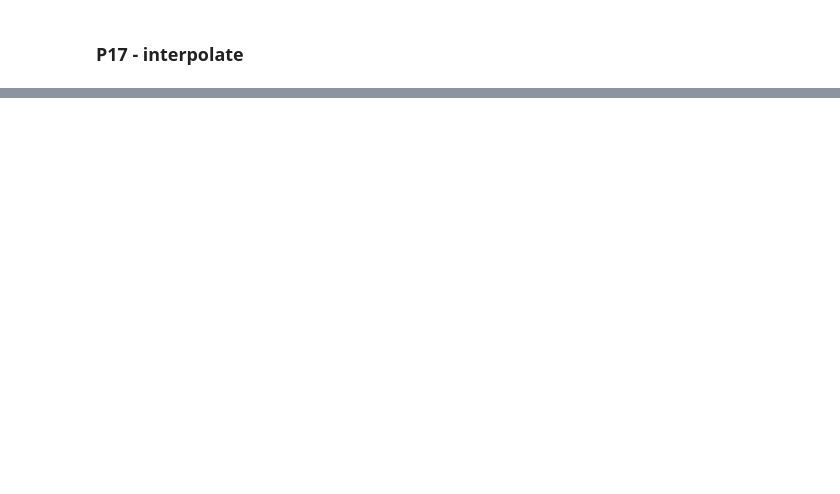
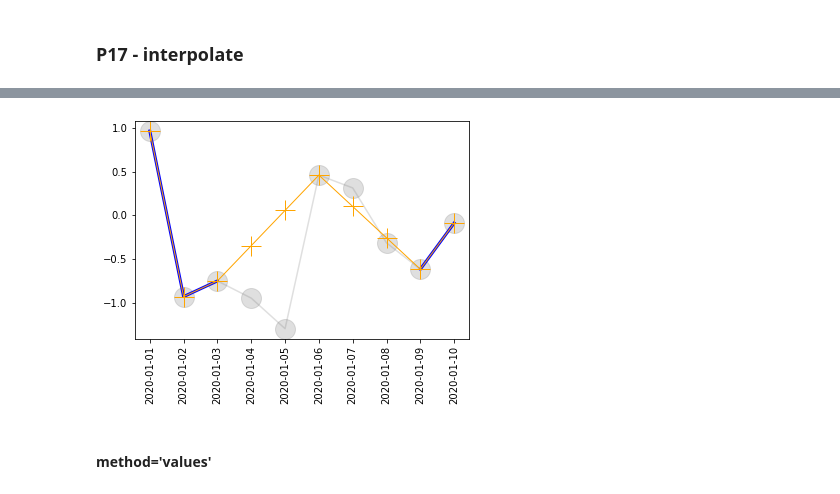
Before and after one commit to amin-torabi/learndataa, a Jupyter notebook: ds_beginner/pandas.ipynb, the cells around one changed output, grey strips where cells are left out. Saved outputs shown, nothing was run; the diff lists cells and outputs as text; code cells hidden in the pictures; blank space fills up the shorter version.

```diff
--- a/ds_beginner/pandas.ipynb
+++ b/ds_beginner/pandas.ipynb
@@ -1264,0 +1292,35 @@ df2.fillna(method='pad', limit=1)
+# %%
+x = np.linspace(0, 10, 30)
+y = np.sin(x)
+dfx = pd.DataFrame({
+    'x_orig': x,
+    'y_orig': y,
+    'x': x,
+    'y': y,
+})
+
+dfx.loc[np.r_[5:8, 13:17, 20:24, 24:28], ['y']] = np.nan
+dfx.loc[np.r_[1:4, 6:8, 20:24, 10:13], ['x']] = np.nan
+# %%
+dt = [
+    '20200101',
+    '20200102',
+    '20200103',
+    '20200104',
+    '20200105',
+    '20200106',
+    '20200107',
+    '20200108',
+    '20200109',
+    "20200110",
+]
+
+x_orig = np.random.randn(10)
+dft = pd.DataFrame({'dt': dt, 'x_orig': x_orig})
+dft['dt'] = dft.apply(lambda x: pd.Timestamp(x['dt']), axis=1)
+dft['x'] = dft['x_orig']
+dft.loc[np.r_[3, 4, 6:8], 'x'] = np.nan
+dft['y_orig'] = np.linspace(1, 10, 10) ** 2
+dft['y'] = dft['y_orig']
+dft.loc[np.r_[3, 4, 6:8], 'y'] = np.nan
+dft.set_index('dt', inplace=True, drop=True)
@@ -1264,0 +1354,9 @@ df2.fillna(method='pad', limit=1)
+# %%
+plt.plot(dft.index, dft['x_orig'], marker='o', markersize=20, alpha=0.25, color='gray')
+plt.plot(dft.index, dft['x'], color='blue', lw=3)
+plt.plot(dft.index, dft['x'].interpolate(method='time'), marker='+', markersize=20, color='orange', lw=1)
+plt.xticks(rotation=90);
+# %% [output]
+[figure, added]
+# %% [markdown]
+#### method='values'
```
Also changed, not shown: parts of 14 cells of this notebook.
